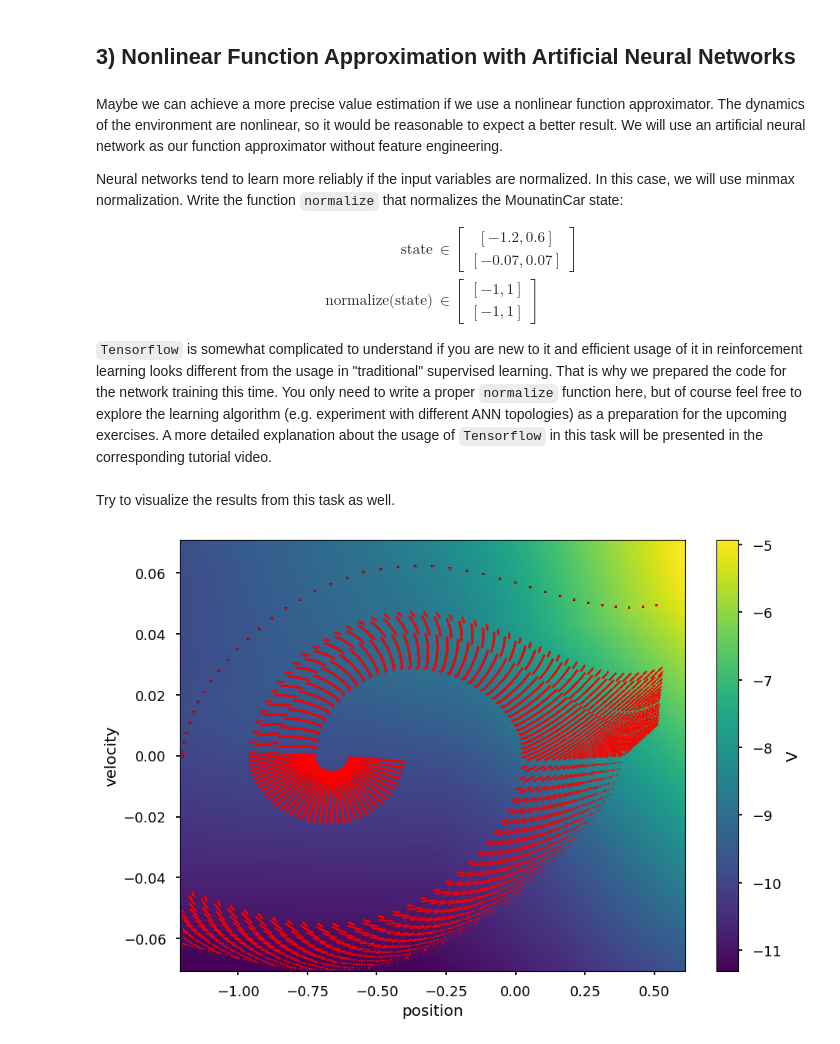
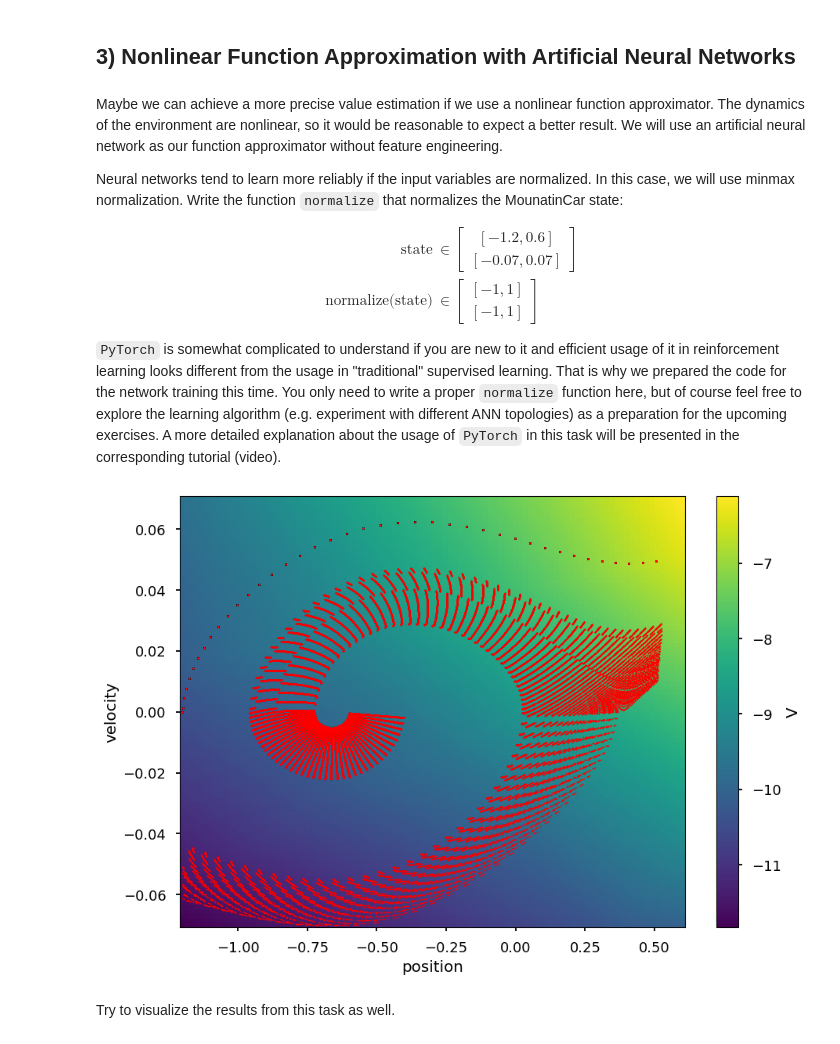
Before and after one commit to upb-lea/reinforcement_learning_course_materials, a Jupyter notebook: exercises/solutions/ex09/FunctionApproximatorPrediction.ipynb, the cells around one changed output. Cells and saved outputs as stored; diff of their text form; code cells hidden in the pictures.

```diff
--- a/exercises/solutions/ex09/FunctionApproximatorPrediction.ipynb
+++ b/exercises/solutions/ex09/FunctionApproximatorPrediction.ipynb
@@ -224,13 +291,14 @@ def feature(state):
         vel_2 = (vel ** 2 - 0) / (vel_max ** 2 - 0) * 2 - 1
         vel = (vel - vel_min) / (vel_max - vel_min) * 2 - 1
 
-    feature_vec = np.array([1,
-                            pos,
-                            vel,
-                            vel ** 2,
-                            np.sin(3 * pos), # height, already in [-1, 1]
-                            np.cos(3 * pos), # gravity, already in [-1, 1]
-                           ]) * (1 - win)
+    feature_vec = np.array([
+        1,
+        pos,
+        vel,
+        vel ** 2,
+        np.sin(3 * pos), # height, already in [-1, 1]
+        np.cos(3 * pos), # gravity, already in [-1, 1]
+    ]) * (1 - win)
 
     ### END SOLUTION
 
@@ -254,25 +354,15 @@ for j in tqdm(range(nb_episodes)):
     ### BEGIN SOLUTION
 
     state, _ = env.reset()
-    feat_state = np.expand_dims(feature(state), axis=-1)
 
     while True:
         #env.render()
 
-        action = policy(state)
-        next_state, reward, terminated, truncated, _ = env.step(action)
-        done = terminated or truncated
-        feat_next_state = feature(next_state).reshape(-1, 1)
+        next_state, reward, done = interact(state)
 
-        # the RLS-TD update
-        y = reward
-        xi = feat_state - gamma * feat_next_state
-        c = (P @ xi) / (_lambda + np.squeeze(xi.T @ P @ xi))
-        w += c * np.squeeze(y - xi.T @ w)
-        P = (ident_mat - c @ xi.T) @ P / _lambda
+        w, P = learn(w, P, state, next_state, reward, _lambda, gamma, ident_mat)
 
         # time propagation
-        feat_state = feat_next_state
         state = next_state
 
         if done:
@@ -345,7 +435,7 @@ Neural networks tend to learn more reliably if the input variables are normalize
 \end{bmatrix}
 \end{align}
 
-`Tensorflow` is somewhat complicated to understand if you are new to it and efficient usage of it in reinforcement learning looks different from the usage in "traditional" supervised learning. That is why we prepared the code for the network training this time. You only need to write a proper `normalize` function here, but of course feel free to explore the learning algorithm (e.g. experiment with different ANN topologies) as a preparation for the upcoming exercises. A more detailed explanation about the usage of `Tensorflow` in this task will be presented in the corresponding tutorial video.
+`PyTorch` is somewhat complicated to understand if you are new to it and efficient usage of it in reinforcement learning looks different from the usage in "traditional" supervised learning. That is why we prepared the code for the network training this time. You only need to write a proper `normalize` function here, but of course feel free to explore the learning algorithm (e.g. experiment with different ANN topologies) as a preparation for the upcoming exercises. A more detailed explanation about the usage of `PyTorch` in this task will be presented in the corresponding tutorial (video).
 # %%
 ### BEGIN SOLUTION
 pos_min = -1.2
@@ -421,23 +547,17 @@ visited_states = np.vstack(visited_states)
+# %%
+input_tensor = torch.tensor(np.column_stack([pos_mat.ravel(), vel_mat.ravel()]), dtype=torch.float32)
+normalized_input = normalize(input_tensor).float()
+value_mat = model(normalized_input).detach().numpy().reshape(pos_mat.shape)
+
+# Plotting Code
+plt.pcolormesh(pos_mat, vel_mat, value_mat)
+plt.xlabel("position")
+plt.ylabel("velocity")
+cbar = plt.colorbar()
+cbar.set_label("V")
+_ = plt.scatter(visited_states[:, 0], visited_states[:, 1], color="red", s=0.5)
+# %% [output]
+[figure, added]
 # %% [markdown]
 Try to  visualize the results from this task as well.
-# %%
-resolution = 100
-pos_vec = np.linspace(-1.2, 0.6, resolution)
-vel_vec = np.linspace(-0.07, 0.07, resolution)
-pos_mat, vel_mat = np.meshgrid(pos_vec, vel_vec)  # shapes: (100, 100), (100, 100)
-
-value_mat = model(normalize(
-                    np.column_stack([pos_mat.ravel(), vel_mat.ravel()])))\
-                 .numpy().reshape(pos_mat.shape)
-
-# Plot
-plt.pcolormesh(pos_mat, vel_mat, value_mat)
-plt.xlabel("position")
-plt.ylabel("velocity")
-cbar = plt.colorbar()
-cbar.set_label("V")
-
-_ = plt.scatter(visited_states[:, 0], visited_states[:, 1], color="red", s=0.5)
-# %% [output]
-[figure, removed]
 # %%
```
Also changed, not shown: parts of 16 cells of this notebook.
